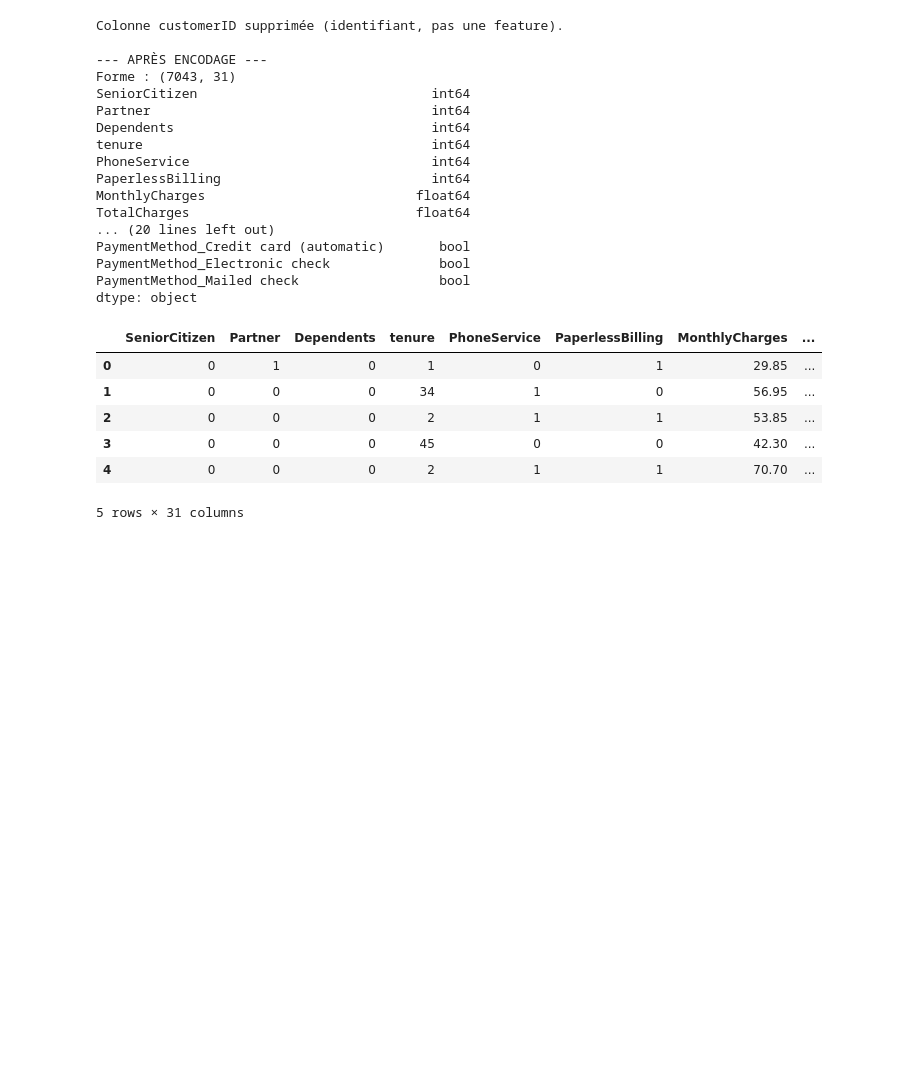
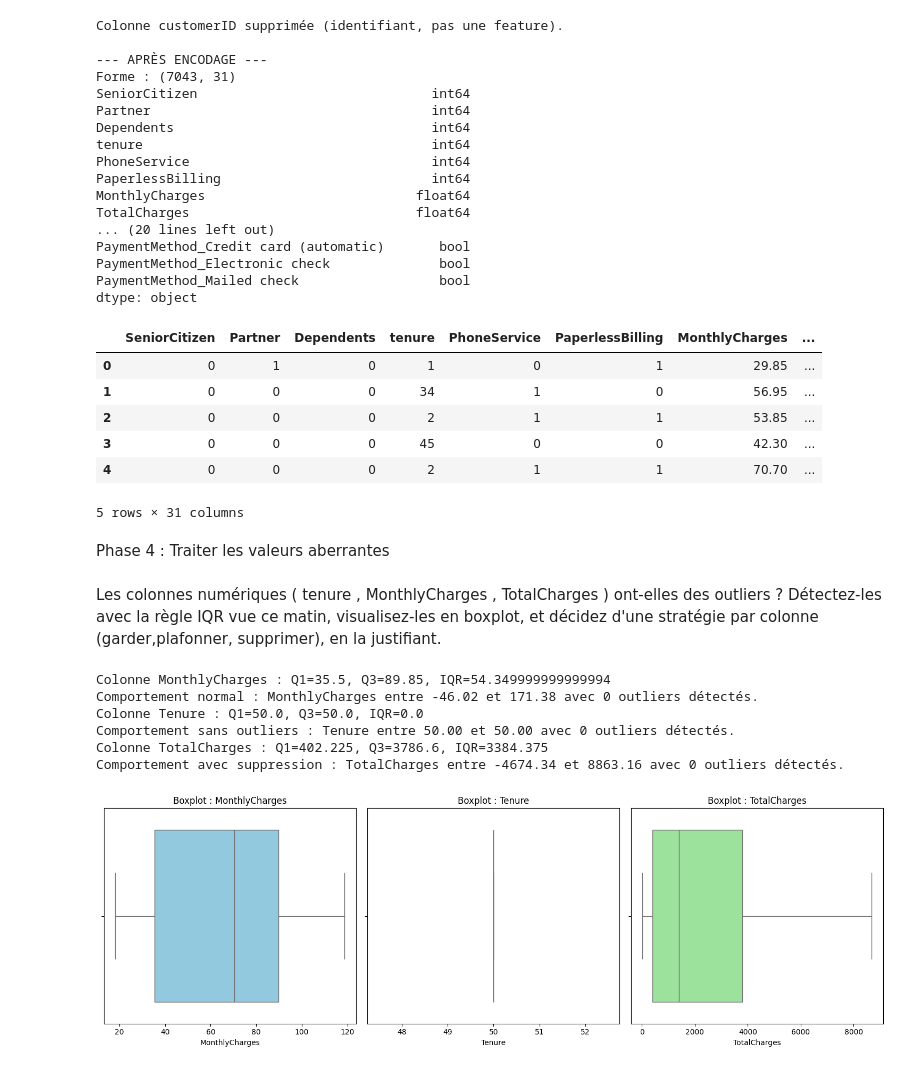
Before and after one commit to Maxime041/arene-des-algos-Maxime_Danino, a Jupyter notebook: j2.ipynb, the cells around one changed output. Cells and saved outputs as stored; diff of their text form; code cells hidden in the pictures; blank space fills up the shorter version.

Commit message:
feat(phase4): création de la fonction detecter_outliers_iqr pour le calcul des bornes et comptage

```diff
--- a/j2.ipynb
+++ b/j2.ipynb
@@ -188,3 +188,68 @@ dtype: object
 | 3 | 0 | 0 | 0 | 45 | 0 | 0 | 42.30 | ... |
 | 4 | 0 | 0 | 0 | 2 | 1 | 1 | 70.70 | ... |
 5 rows × 31 columns
+# %% [markdown]
+Phase 4 : Traiter les valeurs aberrantes
+# %% [markdown]
+Les colonnes numériques ( tenure , MonthlyCharges , TotalCharges ) ont-elles des outliers ? Détectez-les avec la règle IQR vue ce matin, visualisez-les en boxplot, et décidez d'une stratégie par colonne (garder,plafonner, supprimer), en la justifiant.
+# %%
+def detecter_outliers_iqr(df, colonne):
+    """Renvoie les bornes IQR et le nombre d'outliers d'une colonne numérique.
+    Doit renvoyer (borne_basse, borne_haute, nombre_outliers).
+    """
+    # TODO : calculer Q1, Q3, IQR
+    Q1 = df[colonne].quantile(0.25)
+    Q3 = df[colonne].quantile(0.75)
+    IQR = Q3 - Q1
+    print(f"Colonne {colonne} : Q1={Q1}, Q3={Q3}, IQR={IQR}")
+    # TODO : déduire les bornes (Q1 - 1.5*IQR, Q3 + 1.5*IQR)
+    borne_basse = Q1 - 1.5 * IQR
+    borne_haute = Q3 + 1.5 * IQR
+    # TODO : compter les points hors bornes
+    outliers = df[(df[colonne] < borne_basse) | (df[colonne] > borne_haute)]
+    nombre_outliers = outliers.shape[0]
+    return borne_basse, borne_haute, nombre_outliers
+# %%
+import seaborn as sns
+import matplotlib.pyplot as plt
+
+# Colonne normale
+base_normal, haute_normal, nb_outliers_normal = detecter_outliers_iqr(df, colonne='MonthlyCharges')
+print(f"Comportement normal : MonthlyCharges entre {base_normal:.2f} et {haute_normal:.2f} avec {nb_outliers_normal} outliers détectés.")
+
+# Colonne sans outliers
+df['Tenure'] = 50
+base_sans_outliers, haute_sans_outliers, nb_outliers_sans_outliers = detecter_outliers_iqr(df, colonne='Tenure')
+print(f"Comportement sans outliers : Tenure entre {base_sans_outliers:.2f} et {haute_sans_outliers:.2f} avec {nb_outliers_sans_outliers} outliers détectés.")
+
+# Colonne où on supprime les outliers
+base_supprime, haute_supprime, nb_outliers_supprime = detecter_outliers_iqr(df, colonne='TotalCharges')
+print(f"Comportement avec suppression : TotalCharges entre {base_supprime:.2f} et {haute_supprime:.2f} avec {nb_outliers_supprime} outliers détectés.")
+
+plt.figure(figsize=(15, 5))
+
+# Premier boxplot pour MonthlyCharges
+plt.subplot(1, 3, 1)
+sns.boxplot(x=df['MonthlyCharges'], color='skyblue')
+plt.title('Boxplot : MonthlyCharges')
+
+# Deuxième boxplot pour Tenure
+plt.subplot(1, 3, 2)
+sns.boxplot(x=df['Tenure'], color='salmon')
+plt.title('Boxplot : Tenure')
+
+# Troisième boxplot pour TotalCharges
+plt.subplot(1, 3, 3)
+sns.boxplot(x=df['TotalCharges'], color='lightgreen')
+plt.title('Boxplot : TotalCharges')
+
+plt.tight_layout()
+plt.show()
+# %% [output]
+Colonne MonthlyCharges : Q1=35.5, Q3=89.85, IQR=54.349999999999994
+Comportement normal : MonthlyCharges entre -46.02 et 171.38 avec 0 outliers détectés.
+Colonne Tenure : Q1=50.0, Q3=50.0, IQR=0.0
+Comportement sans outliers : Tenure entre 50.00 et 50.00 avec 0 outliers détectés.
+Colonne TotalCharges : Q1=402.225, Q3=3786.6, IQR=3384.375
+Comportement avec suppression : TotalCharges entre -4674.34 et 8863.16 avec 0 outliers détectés.
+[figure, added]
```
Also changed, not shown: 1 other file.
